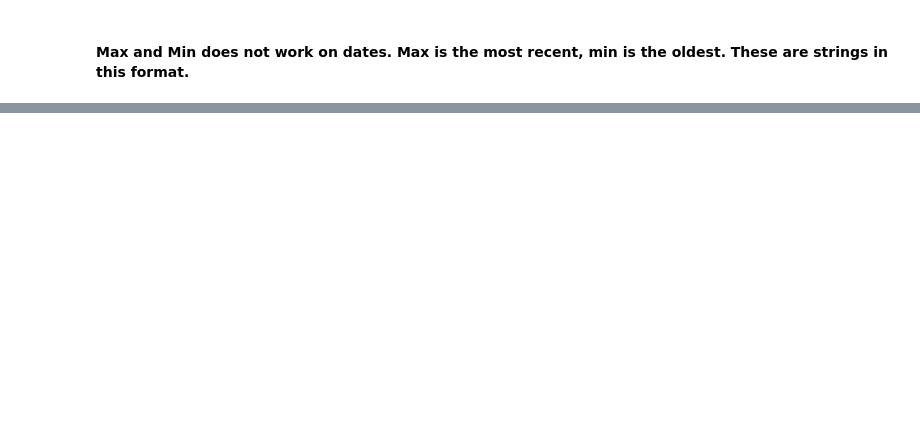
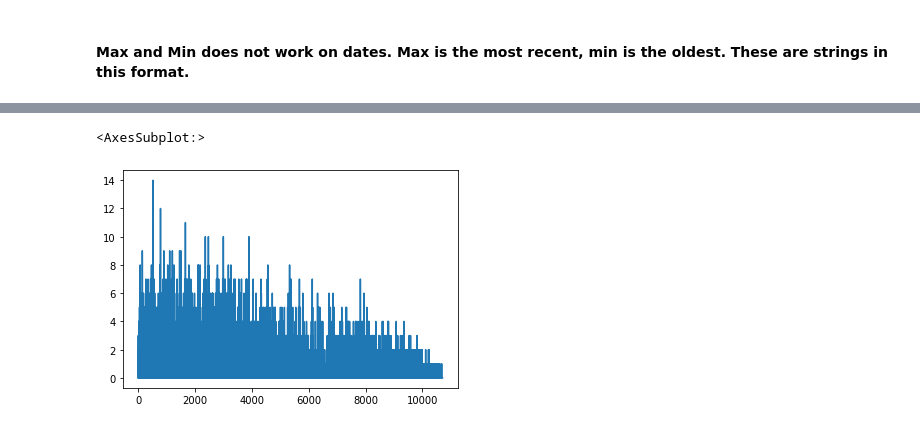
Before and after one commit to Jmiah789/smile-on-get_tootha_choppa, a Jupyter notebook: notebooks/smile_on_eda_austinw.ipynb, the cells around one changed output, grey strips where cells are left out. Cells and saved outputs as stored; diff of their text form; code cells hidden in the pictures; blank space fills up the shorter version.

Commit message:
added TPC Score and a quick chart

```diff
--- a/notebooks/smile_on_eda_austinw.ipynb
+++ b/notebooks/smile_on_eda_austinw.ipynb
@@ -214,0 +234,13 @@ SyntaxError: closing parenthesis ']' does not match opening parenthesis '(' (<ip
+# %%
+master = id_dates
+
+def add_tpc_score(row):
+    if row['Treatment Is the treatment plan completed?'] == "Yes":
+        return 1
+    if row['Treatment Is the treatment plan completed?'] != "Yes":
+        return 0
+
+# master.apply (lambda row: add_tpc_score(row), axis=1)
+
+raw_data["TPC_Score"] = raw_data.apply (lambda row: add_tpc_score(row), axis=1)
+master.head(50)
@@ -214,0 +265,10 @@ SyntaxError: closing parenthesis ']' does not match opening parenthesis '(' (<ip
+# %%
+tpc_yes = {}
+for id in uniq_callernum:
+    boo_1 = raw_data["CallerNum"] == id
+    df = raw_data.loc[boo_1]
+#     print(df)
+    yesses = df["TPC_Score"].sum()
+    tpc_yes[id] = yesses
+print("done")
+tpc_yes
@@ -214,0 +296,8 @@ SyntaxError: closing parenthesis ']' does not match opening parenthesis '(' (<ip
+# %%
+def add_tpc_col(row):
+    return tpc_yes[row["CallerNum"]]
+
+master.apply (lambda row: add_tpc_col(row), axis=1)
+
+master['TPC Score'] = master.apply (lambda row: add_tpc_col(row), axis=1)
+master.head(20)
@@ -214,0 +339,5 @@ SyntaxError: closing parenthesis ']' does not match opening parenthesis '(' (<ip
+# %%
+master['TPC Score'].plot()
+# %% [output]
+<AxesSubplot:>
+[figure, added]
```
Also changed, not shown: parts of 14 cells of this notebook.
